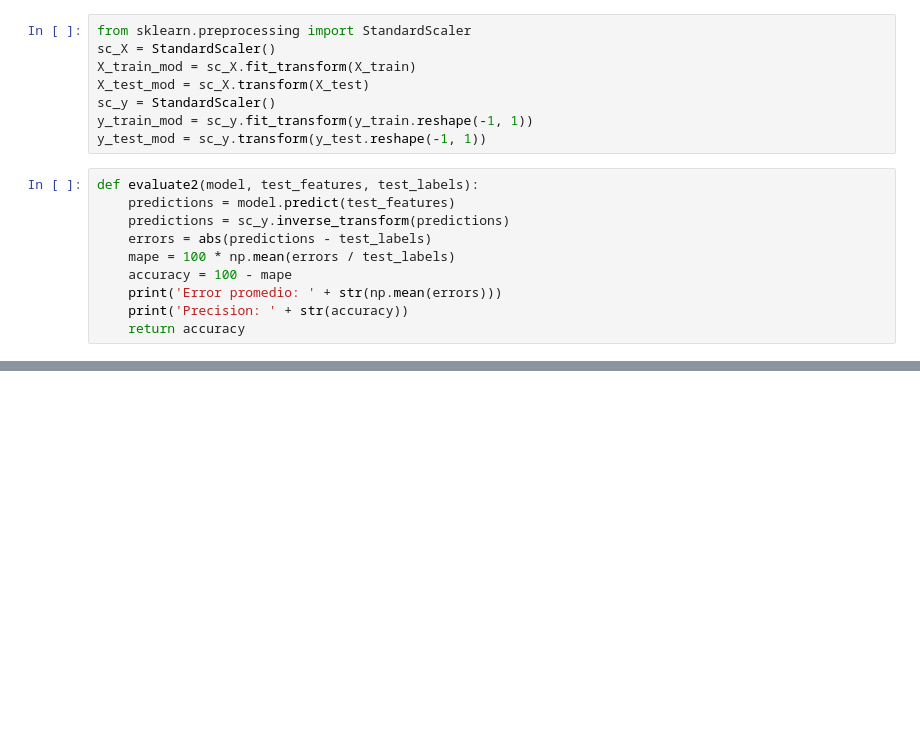
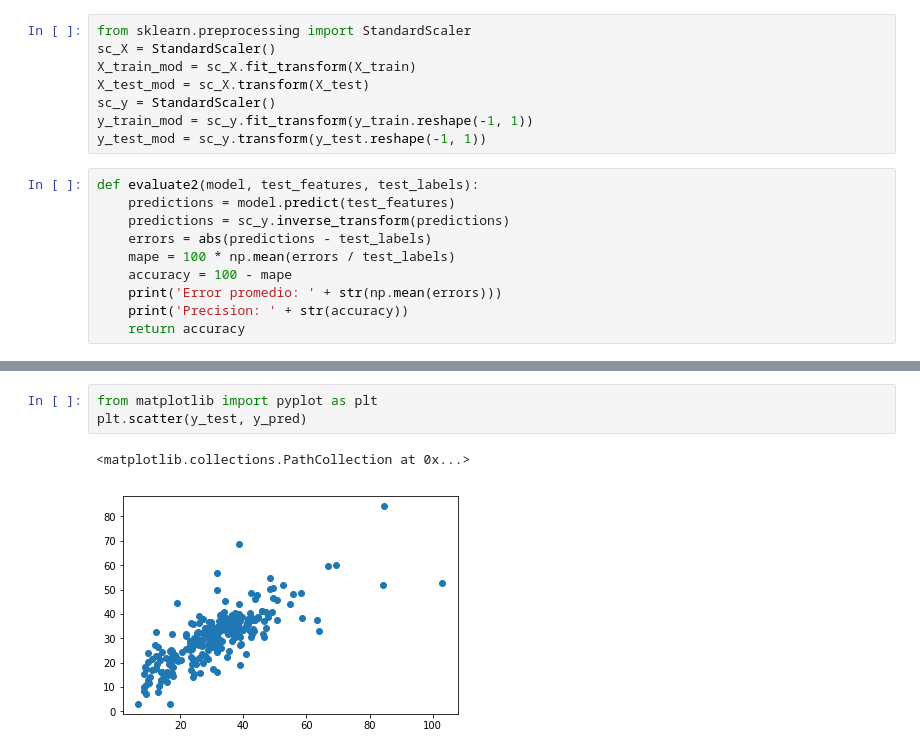
Before and after one commit to leovs21/TFM_Analisis-predictivo-de-la-contaminacion-en-Granada, a Jupyter notebook: SVR/SVR_df_tablaCD_metGA.ipynb, the cells around one changed output, grey strips where cells are left out. Cells and saved outputs as stored; diff of their text form; blank space fills up the shorter version.

```diff
--- a/SVR/SVR_df_tablaCD_metGA.ipynb
+++ b/SVR/SVR_df_tablaCD_metGA.ipynb
@@ -64,0 +140,6 @@ Precision: 78.975173845804
+# %%
+from matplotlib import pyplot as plt
+plt.scatter(y_test, y_pred)
+# %% [output]
+<matplotlib.collections.PathCollection at 0x...>
+[figure, added]
```
Also changed, not shown: parts of 8 cells of this notebook, 5 other files.
